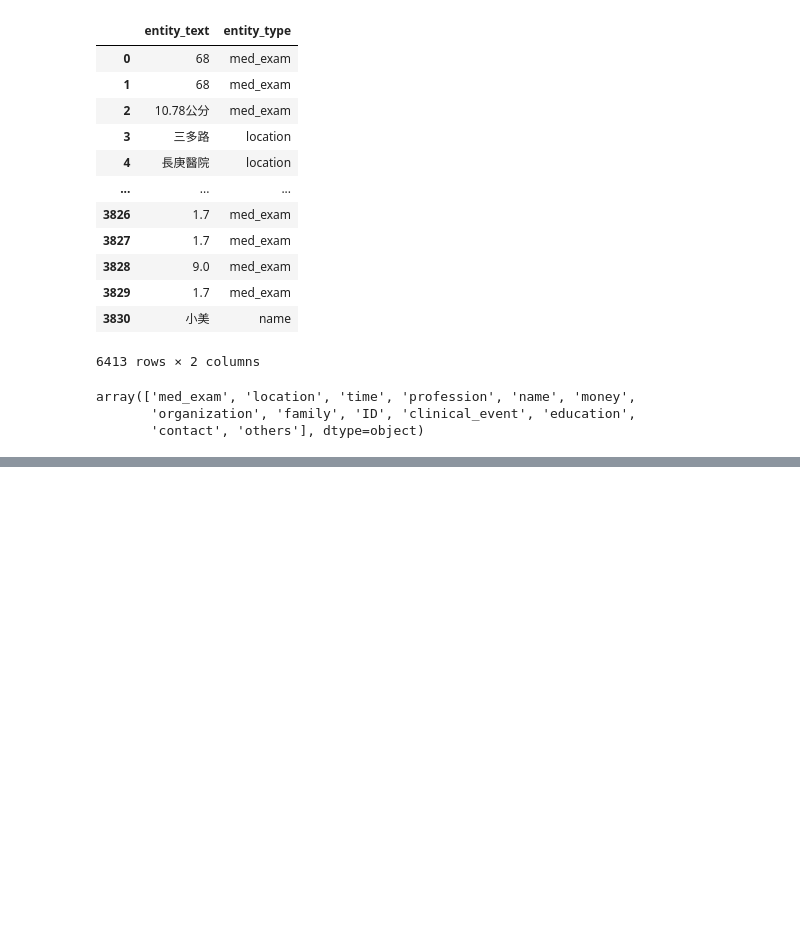
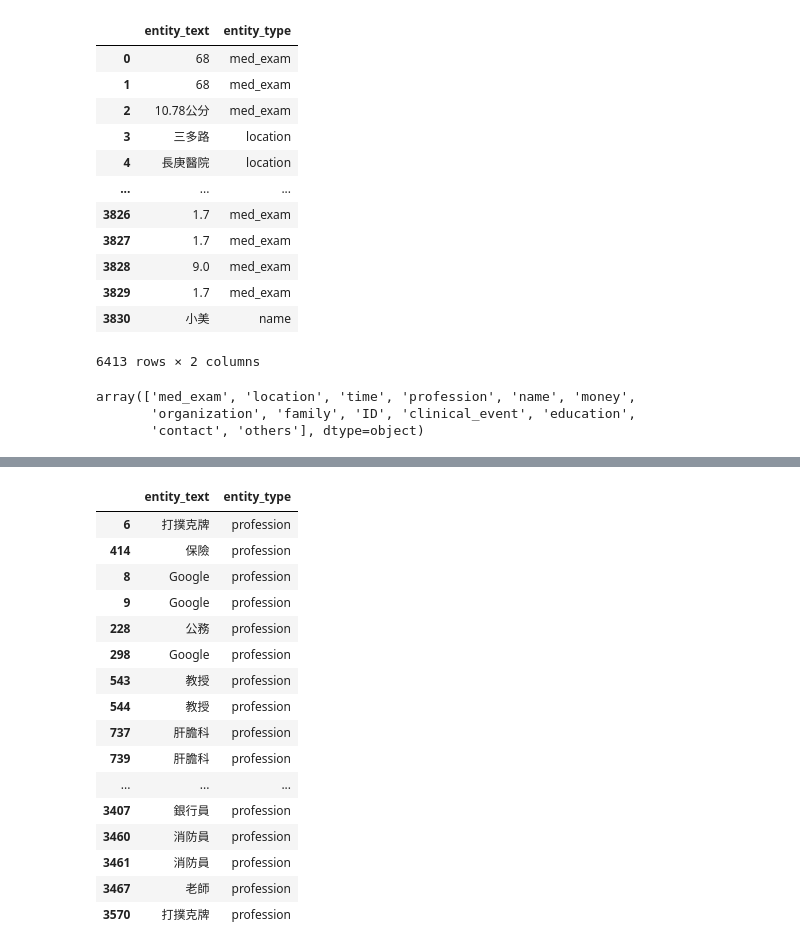
Before and after one commit to wuling31715/2020-AI-CUP, a Jupyter notebook: Danny/kashgari/data_analysis.ipynb, the cells around one changed output, grey strips where cells are left out. Cells and saved outputs as stored; diff of their text form; code cells hidden in the pictures; blank space fills up the shorter version.

```diff
--- a/Danny/kashgari/data_analysis.ipynb
+++ b/Danny/kashgari/data_analysis.ipynb
@@ -103,5 +148,24 @@ time.to_csv('data/time.csv', index=False)
 # %%
 profession = df[df['entity_type'] == 'profession']
-profession.to_csv('data/profession.csv', index=False)
+profession.to_csv('data2/profession.csv', index=False)
+profession
+# %% [output]
+|  | entity_text | entity_type |
+| 6 | 打撲克牌 | profession |
+| 414 | 保險 | profession |
+| 8 | Google | profession |
+| 9 | Google | profession |
+| 228 | 公務 | profession |
+| 298 | Google | profession |
+| 543 | 教授 | profession |
+| 544 | 教授 | profession |
+| 737 | 肝膽科 | profession |
+| 739 | 肝膽科 | profession |
+| ... | ... | ... |
+| 3407 | 銀行員 | profession |
+| 3460 | 消防員 | profession |
+| 3461 | 消防員 | profession |
+| 3467 | 老師 | profession |
+| 3570 | 打撲克牌 | profession |
 # %%
 name = df[df['entity_type'] == 'name']
```
Also changed, not shown: parts of 12 cells of this notebook, 5 other files.
